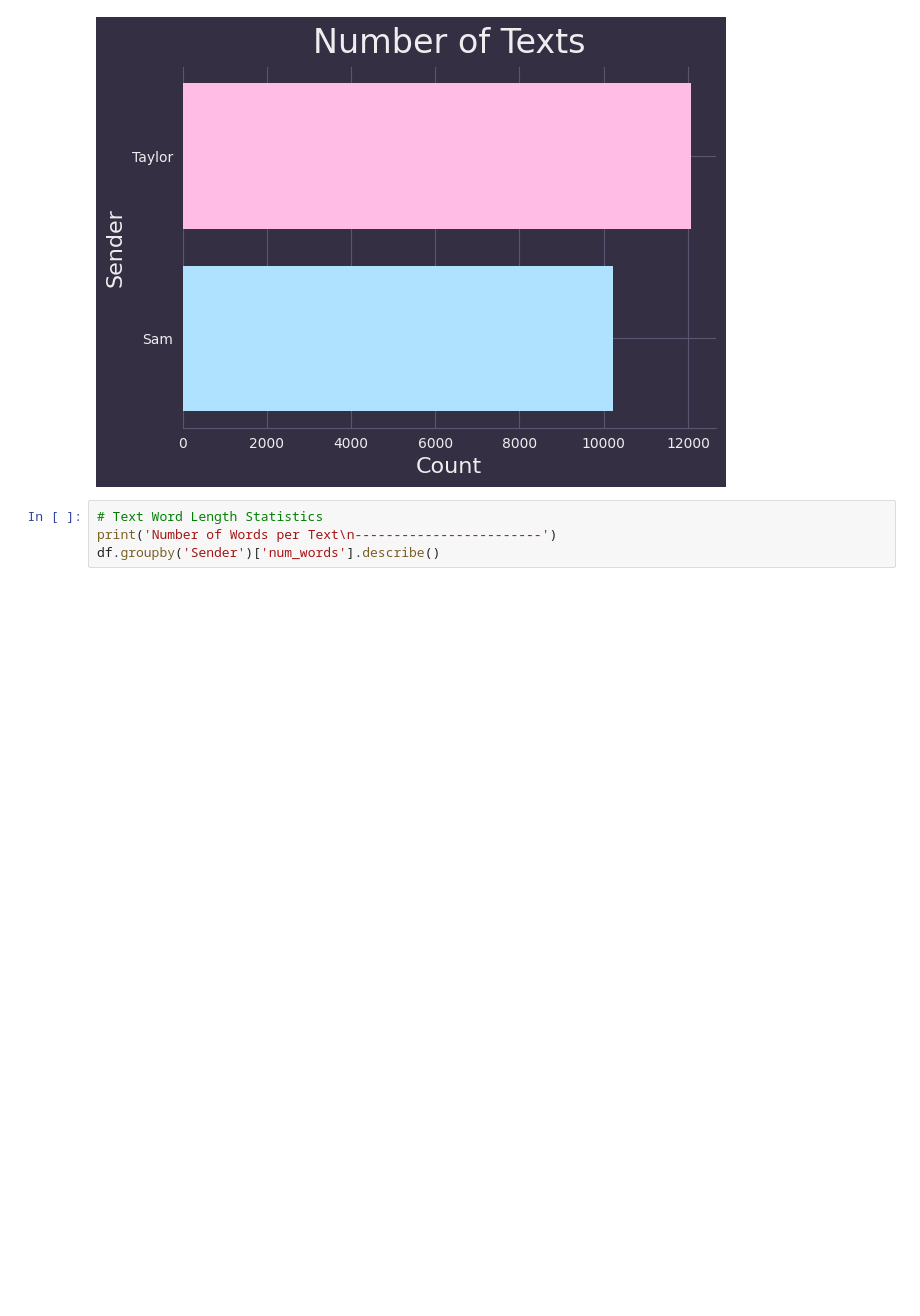
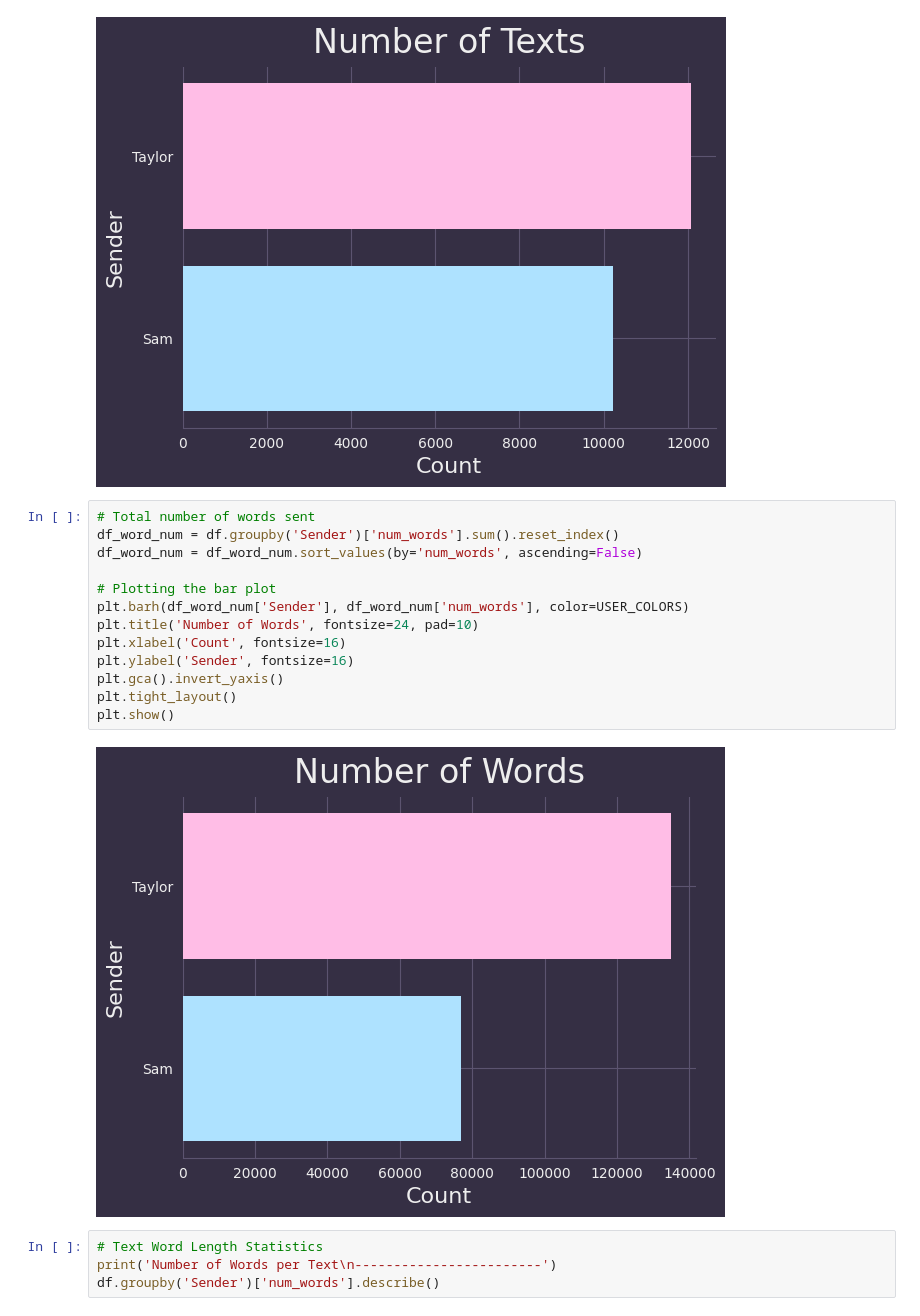
Before and after one commit to scs5/text-analytics, a Jupyter notebook: src/analysis.ipynb, the cells around one changed output. Cells and saved outputs as stored; diff of their text form; blank space fills up the shorter version.

Commit message:
Added plot for total number of words

```diff
--- a/src/analysis.ipynb
+++ b/src/analysis.ipynb
@@ -40,6 +40,21 @@ plt.tight_layout()
 plt.show()
 # %% [output]
 [figure]
+# %%
+# Total number of words sent
+df_word_num = df.groupby('Sender')['num_words'].sum().reset_index()
+df_word_num = df_word_num.sort_values(by='num_words', ascending=False)
+
+# Plotting the bar plot
+plt.barh(df_word_num['Sender'], df_word_num['num_words'], color=USER_COLORS)
+plt.title('Number of Words', fontsize=24, pad=10)
+plt.xlabel('Count', fontsize=16)
+plt.ylabel('Sender', fontsize=16)
+plt.gca().invert_yaxis()
+plt.tight_layout()
+plt.show()
+# %% [output]
+[figure, added]
 # %%
 # Text Word Length Statistics
 print('Number of Words per Text\n------------------------')
```
